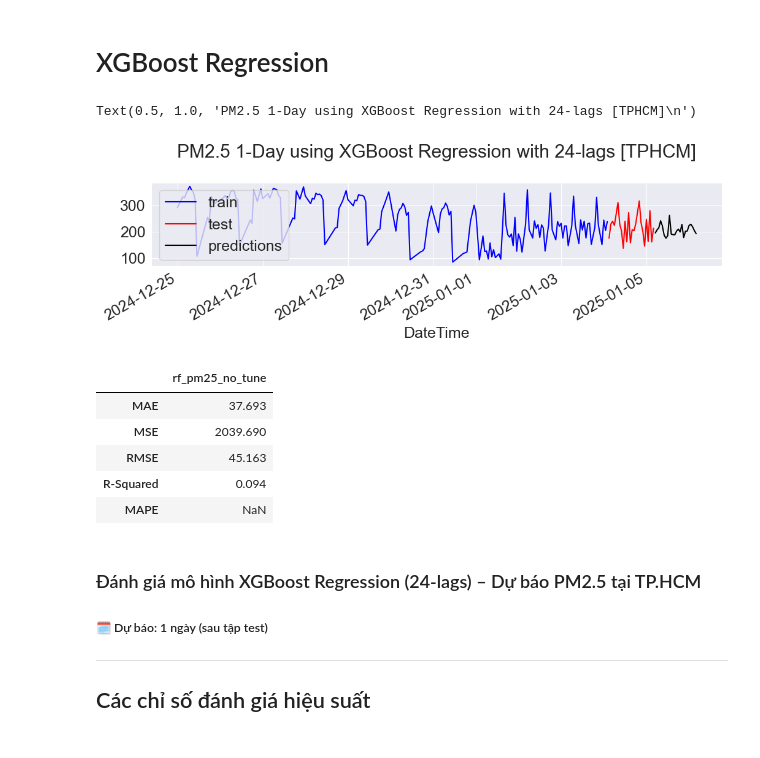
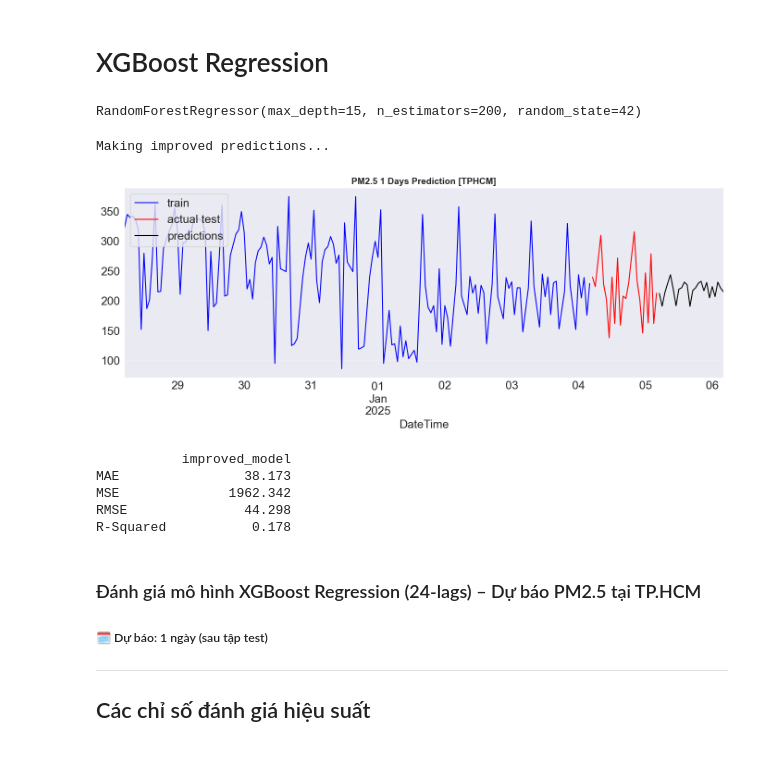
Before and after one commit to ThojTran/PPNC---Comparing-Machine-Learning-Models-for-AQI-Prediction-in-HCMC, a Jupyter notebook: PPNC-PM2.5.ipynb, the cells around one changed output. Drawn from its saved outputs; the diff is of its cells as text; code cells hidden in the pictures.

```diff
--- a/PPNC-PM2.5.ipynb
+++ b/PPNC-PM2.5.ipynb
@@ -518,30 +585,19 @@ params = {
 # %%
 # Huấn luyện mô hình
 num_rounds = 500
-model = xgb.train(params, dtrain, num_rounds)
+model_improved = xgb.train(params_improved, dtrain_improved, num_rounds)
 # %%
-# Dự báo
-last_sequence = pd.concat([train_pm25, test_pm25]).values[-72:]
-predictions = []
-for _ in range(steps):
-    # Tạo features cho dự báo
-    current_features = last_sequence.tolist()
-    current_features.append(np.mean(last_sequence))
-    current_features.append(np.std(last_sequence))
-    current_features.append(np.max(last_sequence))
-    current_features.append(np.min(last_sequence))
-
-    # Dự đoán
-    current_input = xgb.DMatrix(np.array([current_features]))
-    next_pred = model.predict(current_input)[0]
-
-    # Áp dụng chỉnh sửa nhỏ để giới hạn giá trị dự báo hợp lý
-    next_pred = max(0, min(next_pred, np.max(train_pm25)*1.2))
-
-    predictions.append(next_pred)
-    last_sequence = np.roll(last_sequence, -1)
-    last_sequence[-1] = next_pred
-
-# Tạo index và series
-next_day_index = pd.date_range(start=test_pm25.index[-1] + pd.Timedelta(hours=1), periods=steps, freq='H')
-preds_xgb = pd.Series(predictions, index=next_day_index)
+# Random Forest backup
+rf_model = RandomForestRegressor(
+    n_estimators=200, max_depth=15, random_state=42
+)
+rf_model.fit(X_train_improved, y_train_improved)
+# %% [output]
+RandomForestRegressor(max_depth=15, n_estimators=200, random_state=42)
+# %%
+print("Making improved predictions...")
+last_sequence_improved = pd.concat([train_pm25, test_pm25]).values[-24:]
+predictions_improved = []
+train_stats = {'max': np.max(train_pm25), 'std': np.std(train_pm25)}
+# %% [output]
+Making improved predictions...
@@ -548,27 +653,28 @@ preds_xgb = pd.Series(predictions, index=next_day_index)
 # %%
 # Vẽ biểu đồ
-plt.figure(figsize=(12,2))
+plt.figure(figsize=(14, 6))
 train_pm25[-24*7:].plot(color='blue', label='train')
-test_pm25.plot(color='red', label='test')
-preds_xgb.plot(color='black', label='predictions')
+test_pm25.plot(color='red', label='actual test')
+preds_improved.plot(color='black', label='predictions')
+
 plt.legend(loc='upper left')
-plt.title('PM2.5 1-Day using XGBoost Regression with 24-lags [TPHCM]\n')
+plt.title('PM2.5 1 Days Prediction [TPHCM]', fontsize=14, fontweight='bold')
+plt.grid(True, alpha=0.3)
+plt.tight_layout()
+plt.show()
 # %% [output]
-Text(0.5, 1.0, 'PM2.5 1-Day using XGBoost Regression with 24-lags [TPHCM]\n')
-[figure, old version]
+[figure, new version]
 # %%
 # Evaluations
-results_pm25_rf_notune = evaluate_model_performance(
-    y_true=test_pm25, predictions=preds_xgb, label='rf_pm25_no_tune')
-
-results_pm25_rf_notune
+results_pm25_improved = evaluate_model_performance(
+    y_true=test_pm25, predictions=preds_improved, label='improved_model')
+print(results_pm25_improved)
 # %% [output]
-|  | rf_pm25_no_tune |
-| MAE | 37.693 |
-| MSE | 2039.690 |
-| RMSE | 45.163 |
-| R-Squared | 0.094 |
-| MAPE | NaN |
+           improved_model
+MAE                38.173
+MSE              1962.342
+RMSE               44.298
+R-Squared           0.178
 # %% [markdown]
 ### Đánh giá mô hình XGBoost Regression (24-lags) – Dự báo PM2.5 tại TP.HCM
 
```
Also changed, not shown: parts of 33 cells of this notebook.
